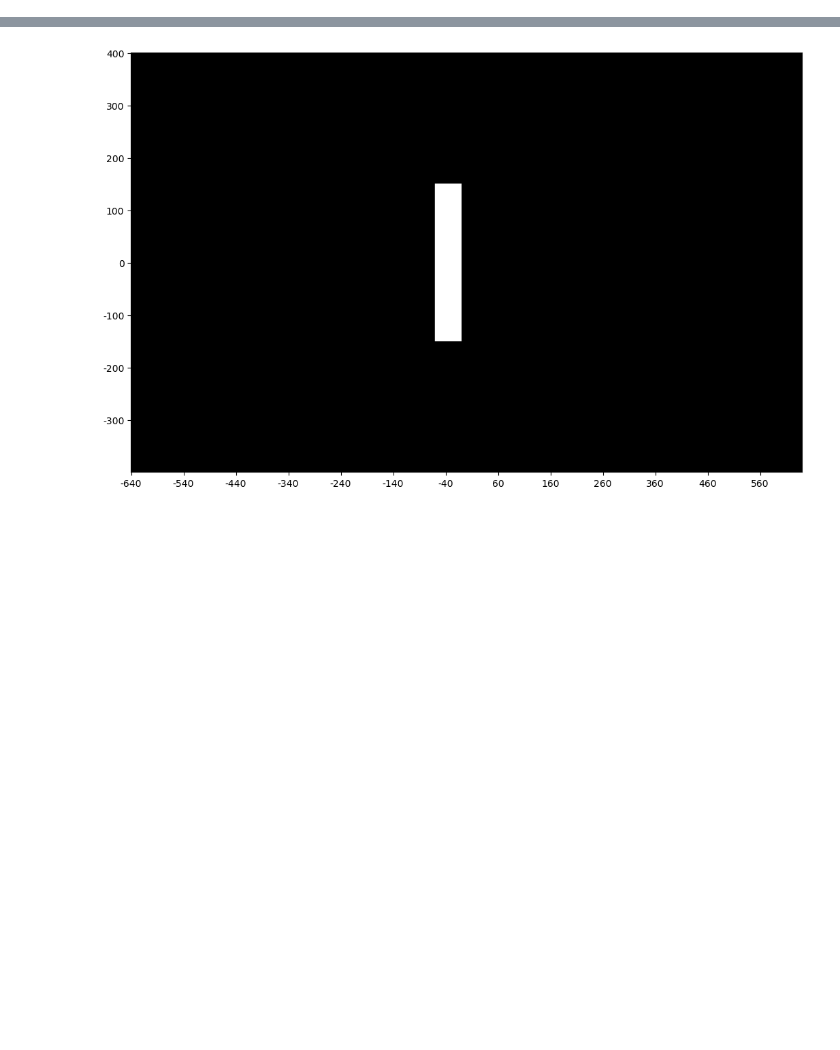
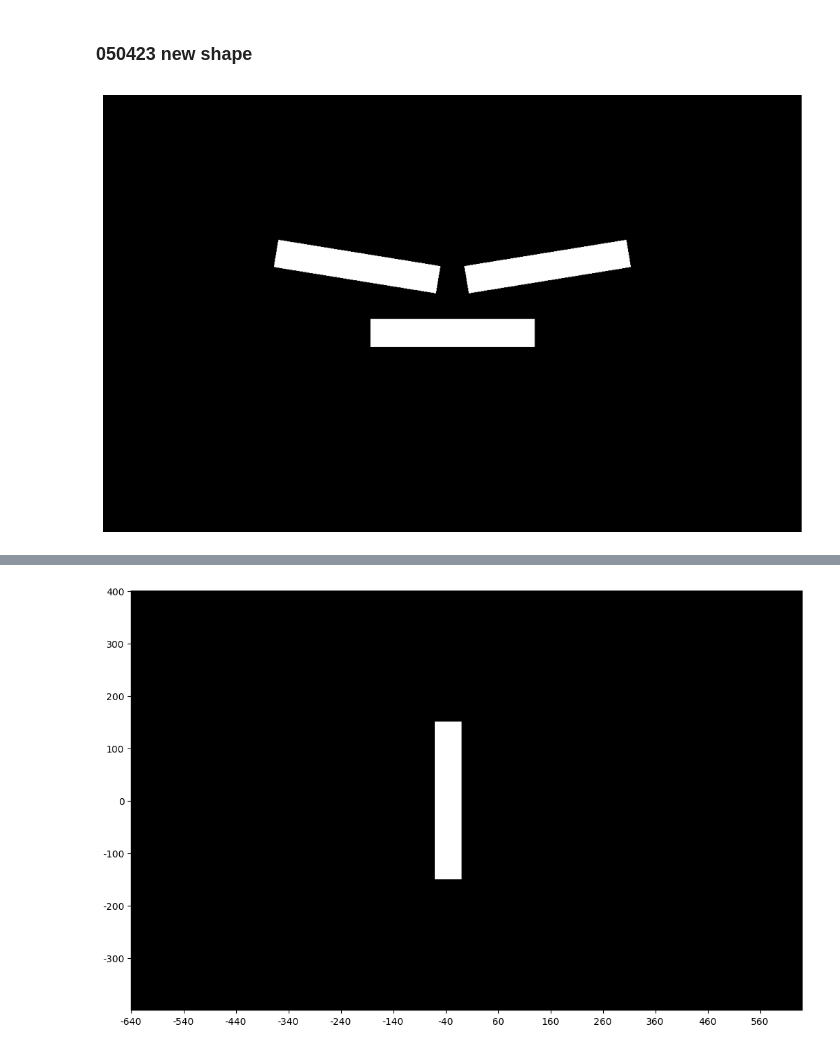
Before and after one commit to scliu7/useful_stuff, a Jupyter notebook: active_matters/draw_bars/draw_bar_from_coord.ipynb, the cells around one changed output, grey strips where cells are left out. Cells and saved outputs as stored; diff of their text form; code cells hidden in the pictures; blank space fills up the shorter version.

```diff
--- a/active_matters/draw_bars/draw_bar_from_coord.ipynb
+++ b/active_matters/draw_bars/draw_bar_from_coord.ipynb
@@ -79,0 +108,25 @@ display_tiff("push_all")
+# %% [markdown]
+### 050423 new shape
+# %%
+# Define input values
+size = (50, 300)  # width, height
+coords = [(0, -35), (-174.3,  85.7), (174.3,  85.7)]  # x, y coordinates of bars
+angles = [0, 9.2, 170.8]  # angles of bars
+
+# Rotate the bar configuration by 90 degrees
+rotation_angle = 0
+rotated_coords, rotated_angles = rotate_configuration(coords, angles, rotation_angle)
+
+
+image = draw_bars(size, rotated_coords, rotated_angles)
+
+# Save the image as a TIFF file
+save_tiff('translation_fastest.tif', image)
+
+# Display the image
+plt.figure(figsize=(12.8, 8))
+plt.imshow(image, cmap='gray', origin='upper')
+plt.axis('off')
+plt.show()
+# %% [output]
+[figure, added]
```
Also changed, not shown: parts of 10 cells of this notebook.
